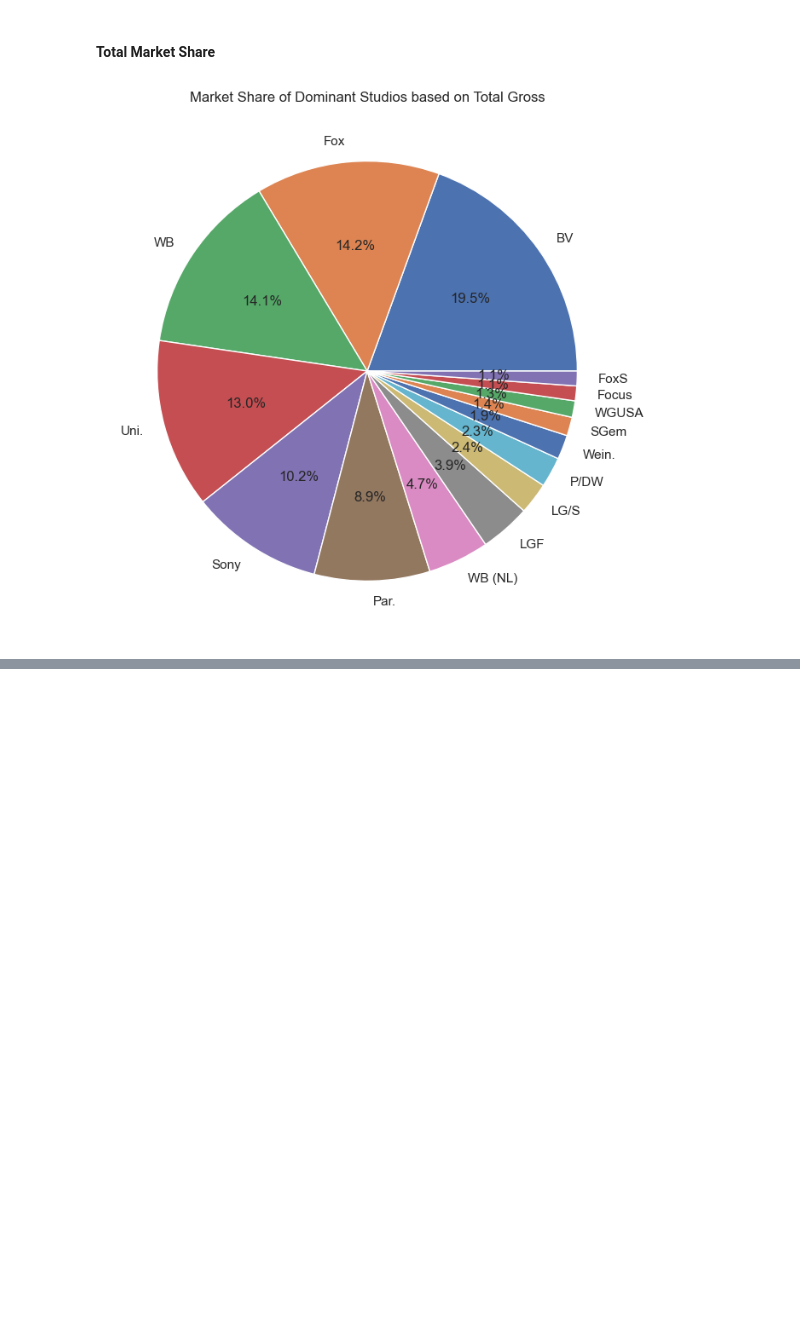
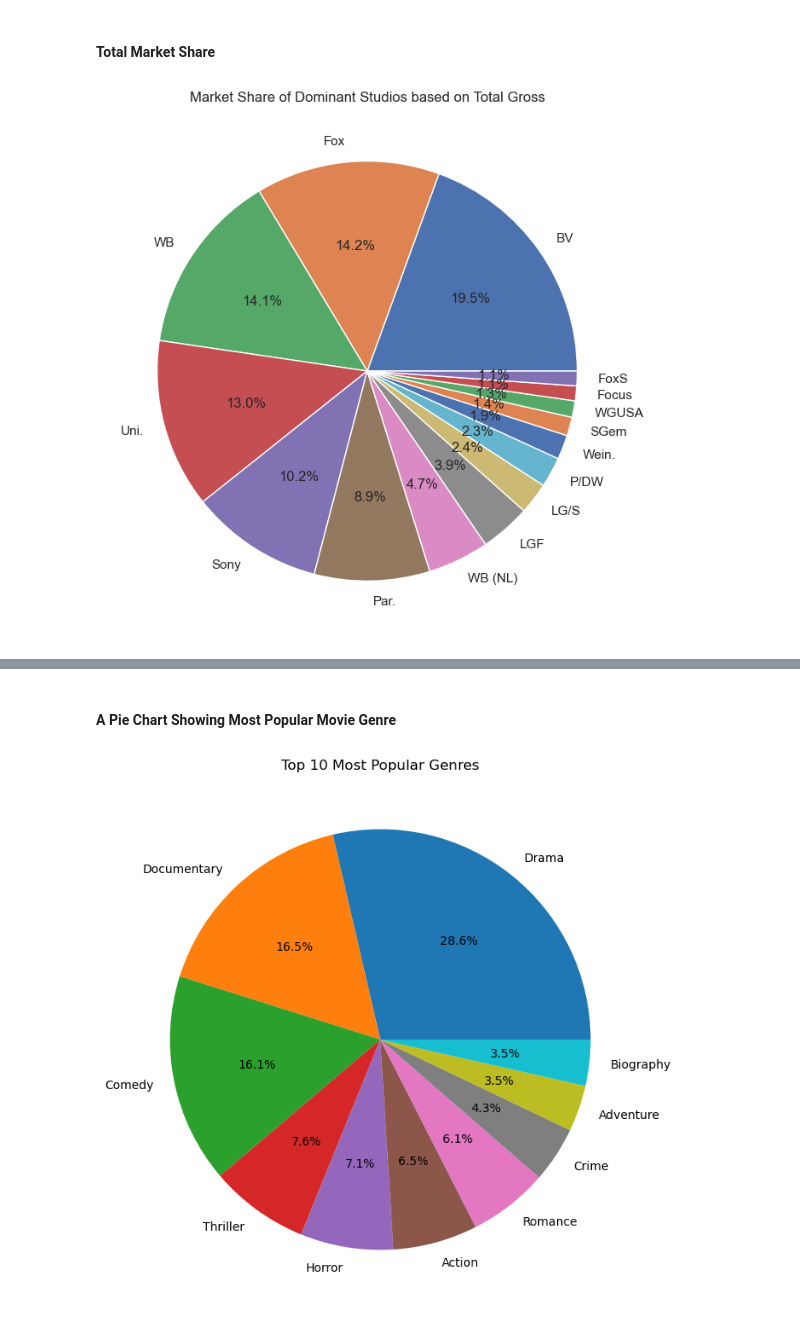
Before and after one commit to KariukiAddi/PHASE1Project, a Jupyter notebook: student.ipynb, the cells around one changed output, grey strips where cells are left out. Cells and saved outputs as stored; diff of their text form; code cells hidden in the pictures; blank space fills up the shorter version.

```diff
--- a/student.ipynb
+++ b/student.ipynb
@@ -249,0 +233,14 @@ plt.show()
+# %%
+#Opening title.basics.csv
+df_movie_title_basics = pd.read_csv("./data./title.basics.csv")
+#Opening  title.ratings.csv
+df_movie_ratings = pd.read_csv("./data./title.ratings.csv")
+
+# Merge the dataframes based on the common 'tconst' column
+combined_df = pd.merge(df_movie_title_basics, df_movie_ratings, on='tconst', how='inner')
+
+#clean the data to remove na values
+combined_df.dropna()
+
+# Display the combined dataframe
+print(combined_df.info())
@@ -249,0 +266,15 @@ plt.show()
+# %%
+# Split the genres column by ',' to create a list of genres
+combined_df['genres'] = combined_df['genres'].str.split(',')
+
+# Create a new dataframe to hold the exploded genre values
+df_genres = combined_df.explode('genres')
+
+# Group the data by genre and calculate the total number of votes
+genre_votes = df_genres.groupby('genres')['numvotes'].sum()
+
+# Find the genre with the highest total number of votes
+most_popular_genre = genre_votes.idxmax()
+
+# Display the most popular genre
+print("The most popular genre is:", most_popular_genre)
@@ -249,0 +305,17 @@ plt.show()
+# %% [markdown]
+#### A Pie Chart Showing Most Popular Movie Genre
+# %%
+# Group the data by genre and calculate the count of movies in each genre
+
+genre_counts = df_genres.groupby('genres')['tconst'].count().sort_values(ascending=False).head(10)
+
+# Plotting the pie chart
+plt.figure(figsize=(8, 8))
+genre_counts.plot(kind='pie', autopct='%1.1f%%')
+plt.title('Top 10 Most Popular Genres')
+plt.ylabel('')
+
+# Display the pie chart
+plt.show()
+# %% [output]
+[figure, added]
```
Also changed, not shown: parts of 17 cells of this notebook.
